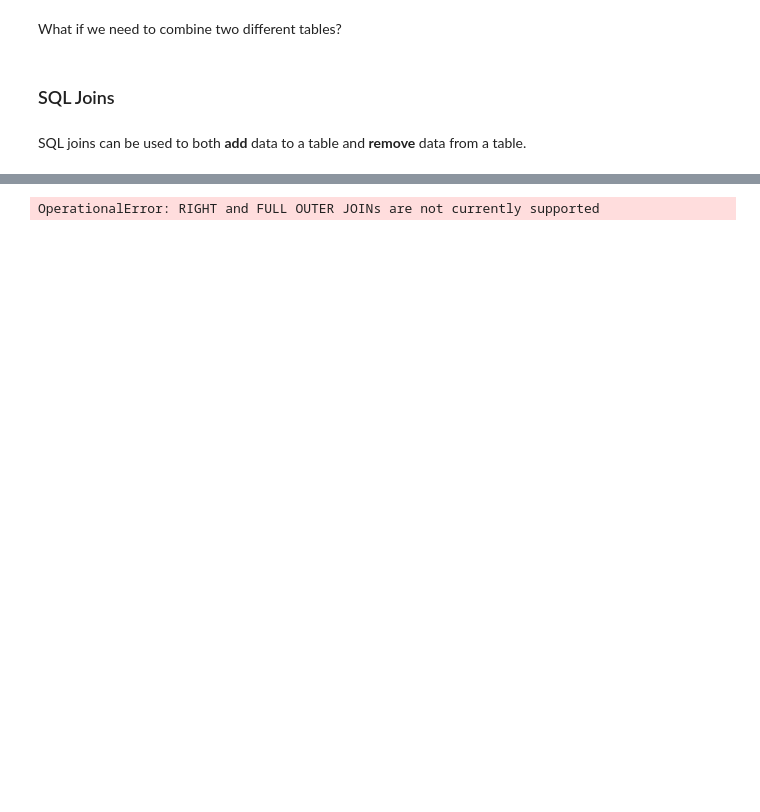
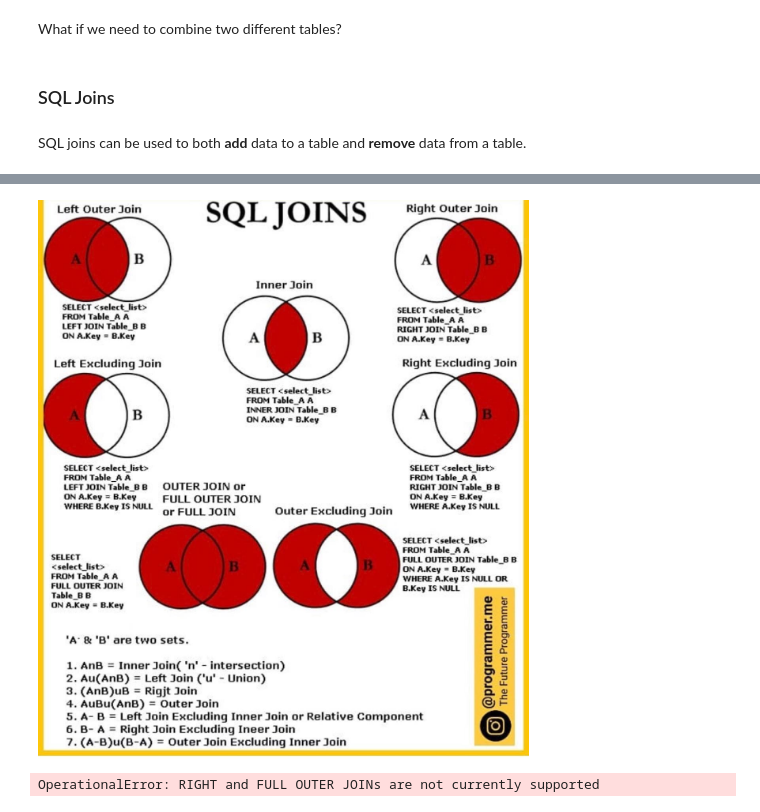
Before and after one commit to ShinPete/sql-to-pandas, a Jupyter notebook: sql-to-pandas.ipynb, the cells around one changed output, grey strips where cells are left out. Saved outputs shown, nothing was run; the diff lists cells and outputs as text; code cells hidden in the pictures; blank space fills up the shorter version.

```diff
--- a/sql-to-pandas.ipynb
+++ b/sql-to-pandas.ipynb
@@ -216,3 +246,8 @@ SQL joins can be used to both **add** data to a table and **remove** data from a
+# %%
+from IPython.display import Image
+Image(filename='SQL_Joins .jpg')
+# %% [output]
+[figure, added]
 # %%
 c.execute("""select  *
              from customers
```
Also changed, not shown: parts of 8 cells of this notebook, 12 other files.
